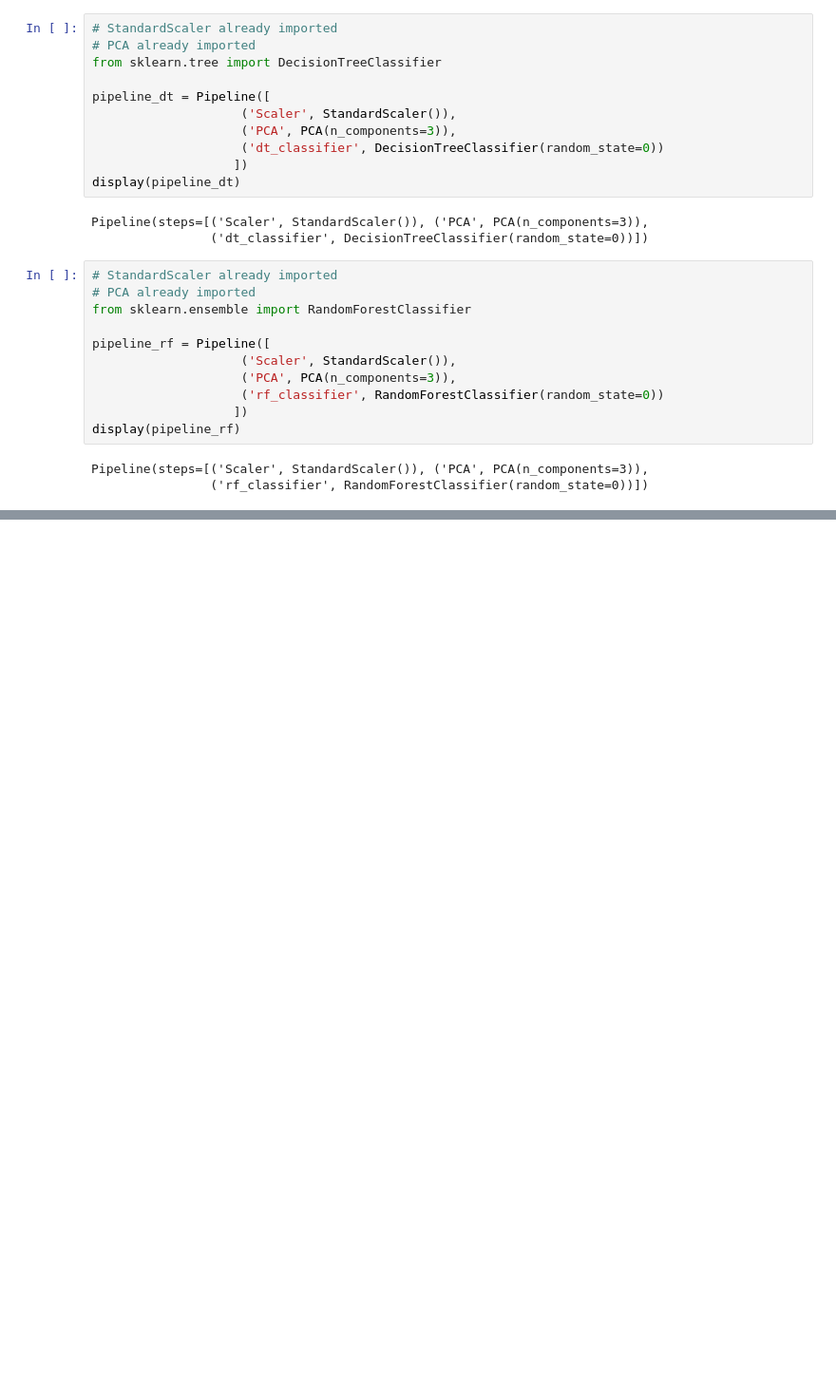
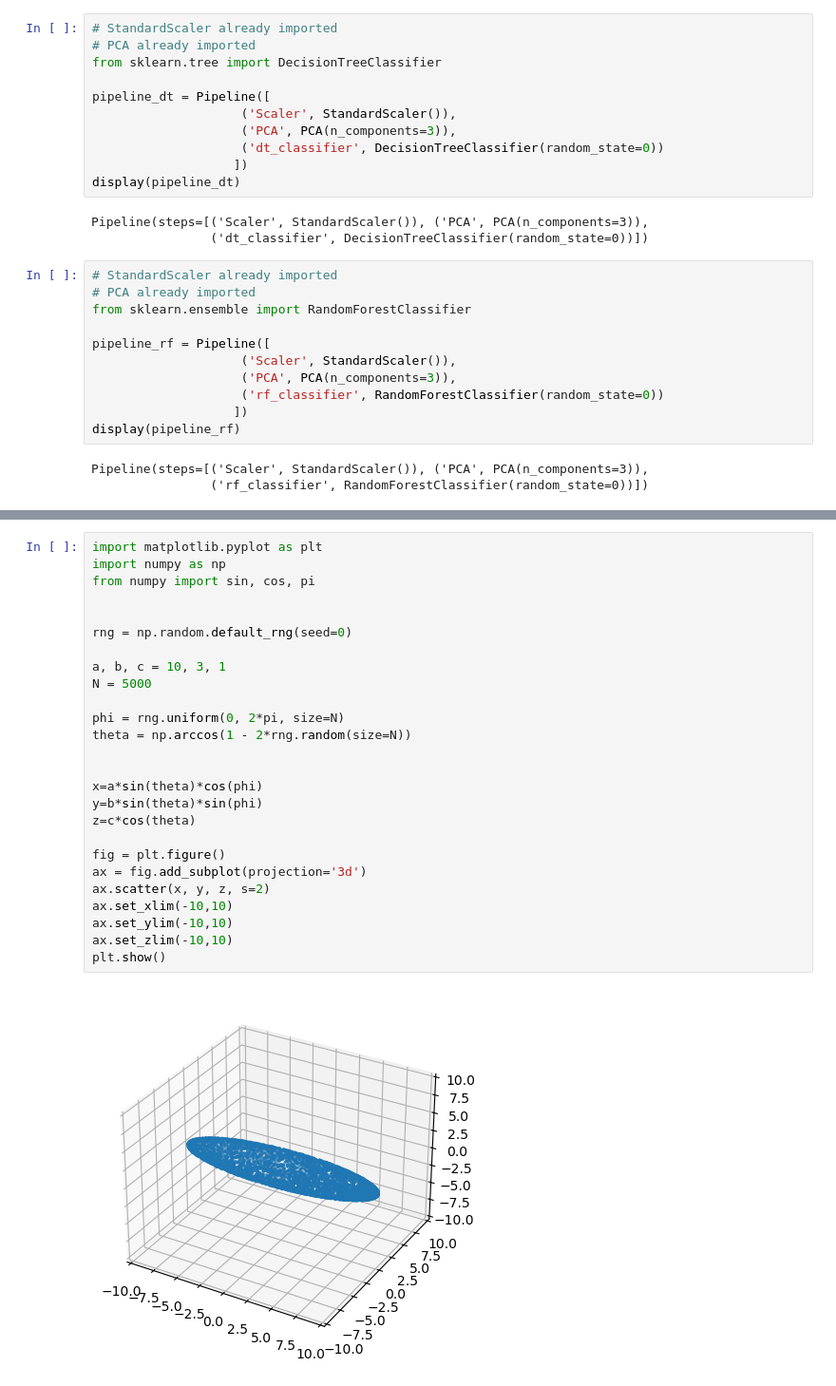
Before and after one commit to bertlem/teaching, a Jupyter notebook: pipeline_1.ipynb, the cells around one changed output, grey strips where cells are left out. Shown: that part at 95% size. Drawn from its saved outputs; the diff is of its cells as text; blank space fills up the shorter version.

```diff
--- a/pipeline_1.ipynb
+++ b/pipeline_1.ipynb
@@ -219,0 +410,28 @@ NameError: name 'stop' is not defined
+# %%
+import matplotlib.pyplot as plt
+import numpy as np
+from numpy import sin, cos, pi
+
+
+rng = np.random.default_rng(seed=0)
+
+a, b, c = 10, 3, 1
+N = 5000
+
+phi = rng.uniform(0, 2*pi, size=N)
+theta = np.arccos(1 - 2*rng.random(size=N))
+
+
+x=a*sin(theta)*cos(phi)
+y=b*sin(theta)*sin(phi)
+z=c*cos(theta)
+
+fig = plt.figure()
+ax = fig.add_subplot(projection='3d')
+ax.scatter(x, y, z, s=2)
+ax.set_xlim(-10,10)
+ax.set_ylim(-10,10)
+ax.set_zlim(-10,10)
+plt.show()
+# %% [output]
+[figure, added]
```
Also changed, not shown: parts of 57 cells of this notebook.
